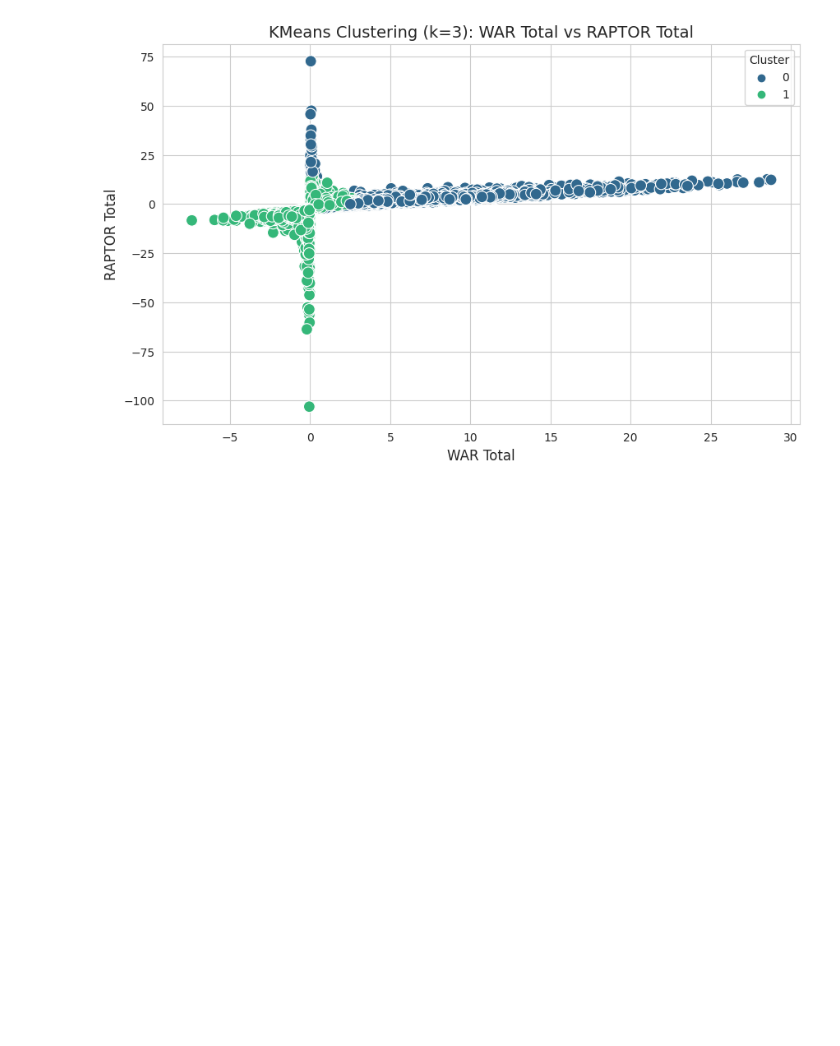
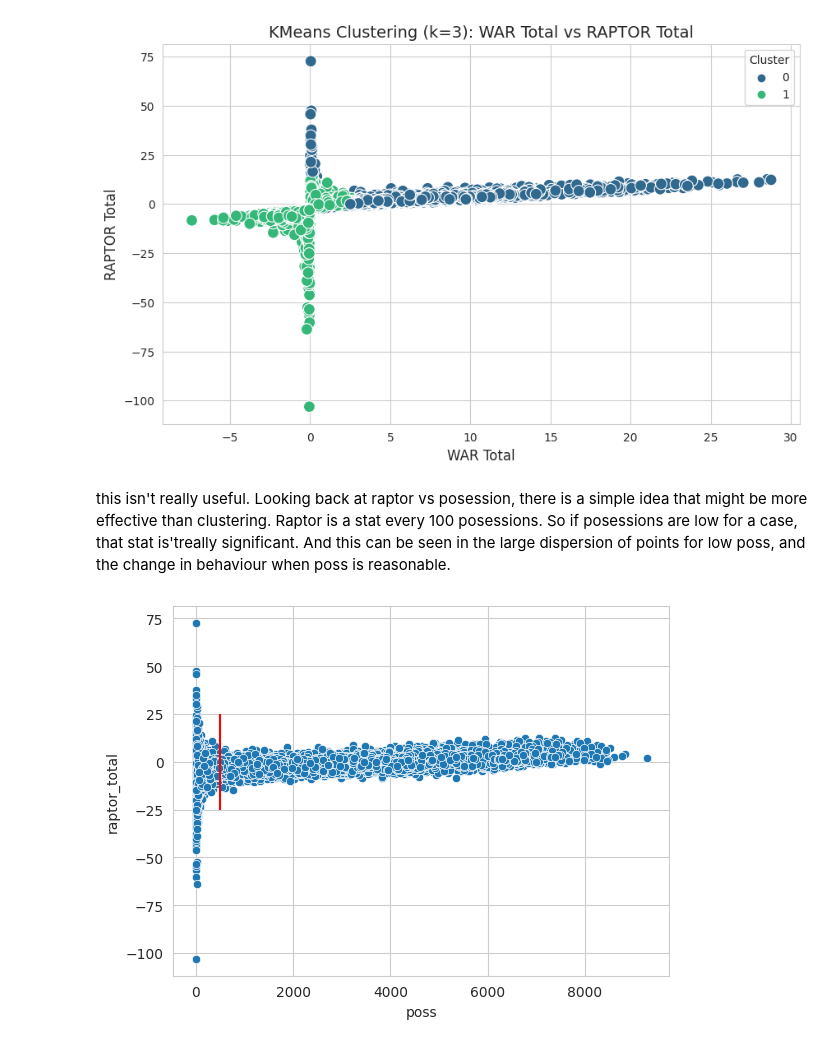
Before and after one commit to LucasPancotto/NBA-kaggle-challenge, a Jupyter notebook: explore.ipynb, the cells around one changed output. Drawn from its saved outputs; the diff is of its cells as text; code cells hidden in the pictures; blank space fills up the shorter version.

```diff
--- a/explore.ipynb
+++ b/explore.ipynb
@@ -285,3 +297,11 @@ plt.legend(title='Cluster')
 plt.show()
 # %% [output]
 [figure]
+# %% [markdown]
+this isn't really useful. Looking back at raptor vs posession, there is a simple idea that might be more effective than clustering. Raptor is a stat every 100 posessions. So if posessions are low for a case, that stat is'treally significant. And this can be seen in the large dispersion of points for low poss, and the change in behaviour when poss is reasonable.
+# %%
+sns.scatterplot(x=df['poss'], y=df['raptor_total'], palette='viridis')
+plt.vlines(500 , -25,25, color = 'r')
+plt.show()
+# %% [output]
+[figure, added]
```
Also changed, not shown: parts of 5 cells of this notebook.
